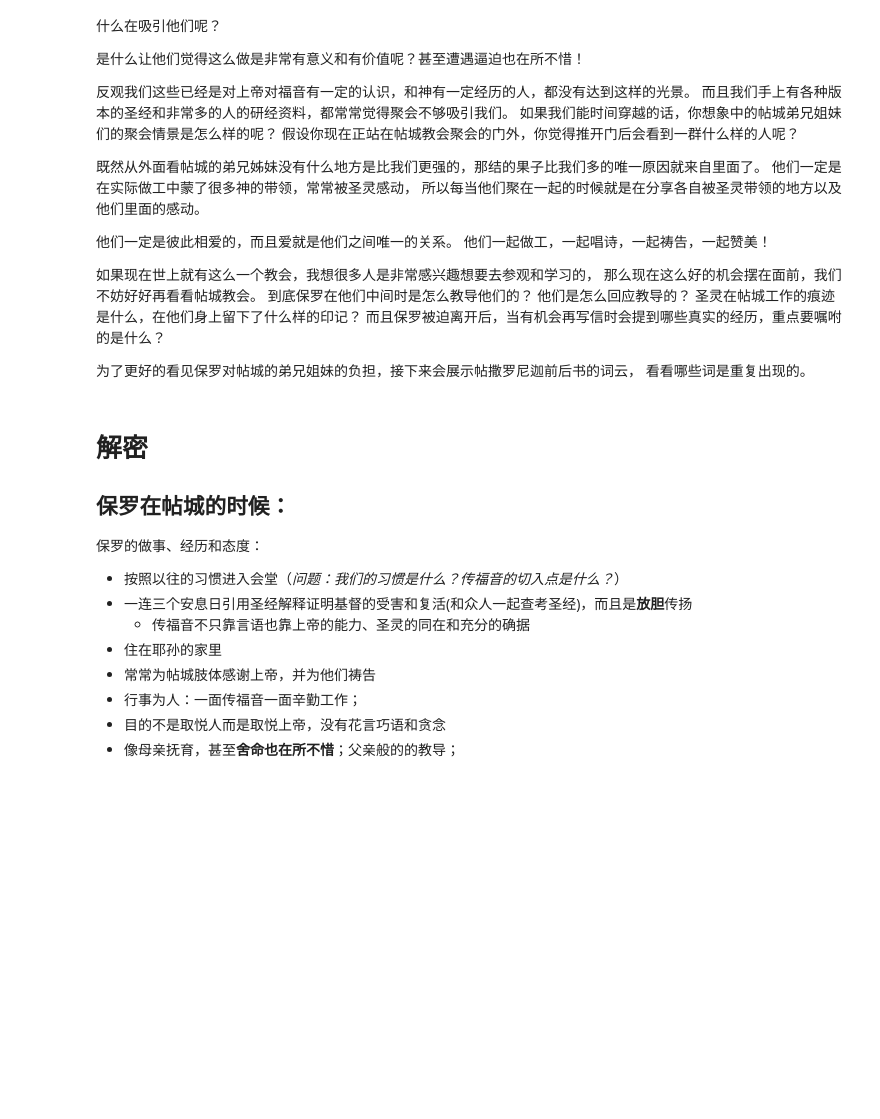
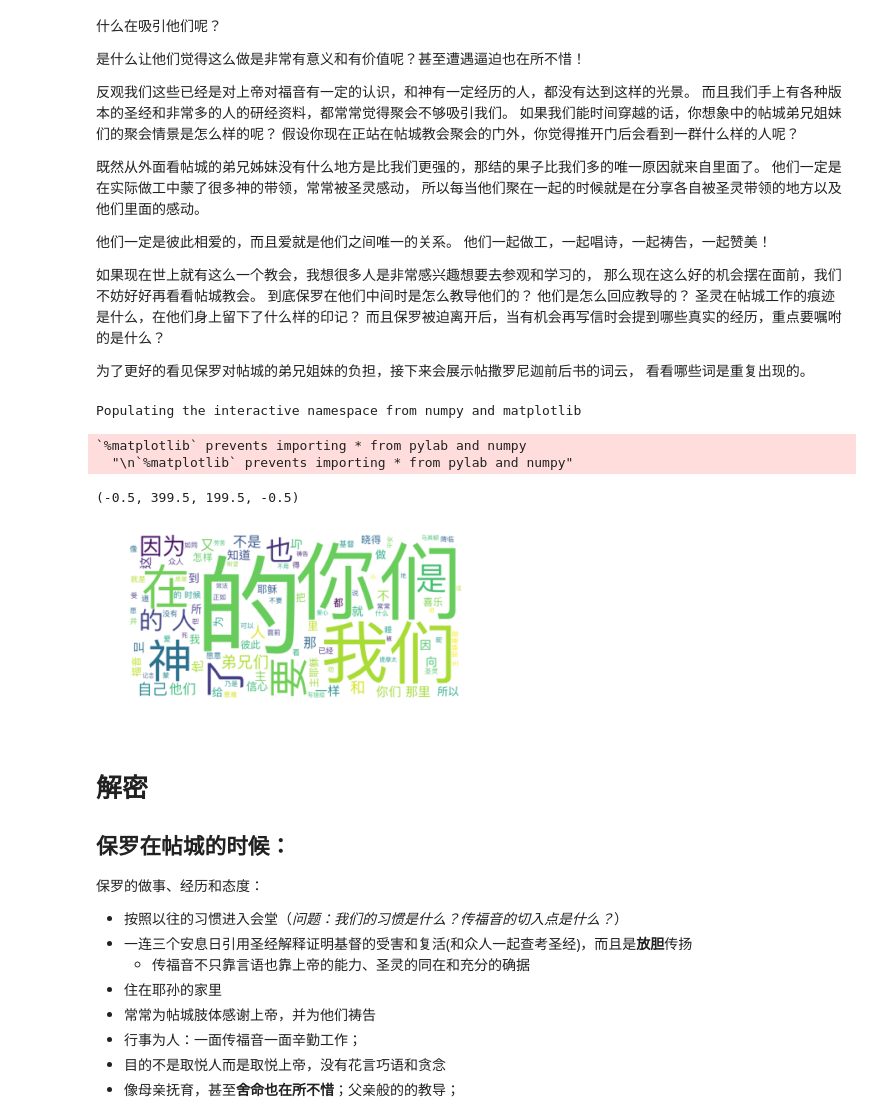
Before and after one commit to PaulsTent/PaulsTent, a Jupyter notebook: thessalonians.ipynb, the cells around one changed output. Cells and saved outputs as stored; diff of their text form; code cells hidden in the pictures; blank space fills up the shorter version.

```diff
--- a/thessalonians.ipynb
+++ b/thessalonians.ipynb
@@ -55,6 +55,34 @@
 
 为了更好的看见保罗对帖城的弟兄姐妹的负担，接下来会展示帖撒罗尼迦前后书的词云，
 看看哪些词是重复出现的。
+# %%
+from os import path
+import jieba
+from wordcloud import WordCloud, STOPWORDS
+
+d = path.abspath('')
+text = open(path.join(d, 'text/帖撒罗尼迦前书.txt')).read()
+seg_text = " ".join(jieba.cut(text))
+font_path='/System/Library/Fonts/PingFang.ttc'
+stop_words = set(STOPWORDS)
+stop_words.update(set('你们我们的神弟兄们'))
+stop_words.add('你们')
+word_cloud = WordCloud(
+    background_color="white",# 设置背景颜色
+    max_words=100, # 词云显示的最大词数
+    stopwords=set(STOPWORDS), # 设置停用词
+    font_path=font_path, # 兼容中文字体，不然中文会显示乱码
+).generate(seg_text)
+%pylab inline
+import matplotlib.pyplot as plt
+plt.imshow(word_cloud, interpolation='bilinear')
+plt.axis("off")
+# %% [output]
+Populating the interactive namespace from numpy and matplotlib
+`%matplotlib` prevents importing * from pylab and numpy
+  "\n`%matplotlib` prevents importing * from pylab and numpy"
+(-0.5, 399.5, 199.5, -0.5)
+[figure, added]
 # %% [markdown]
 # 解密
 
```
Also changed, not shown: 6 other files.
